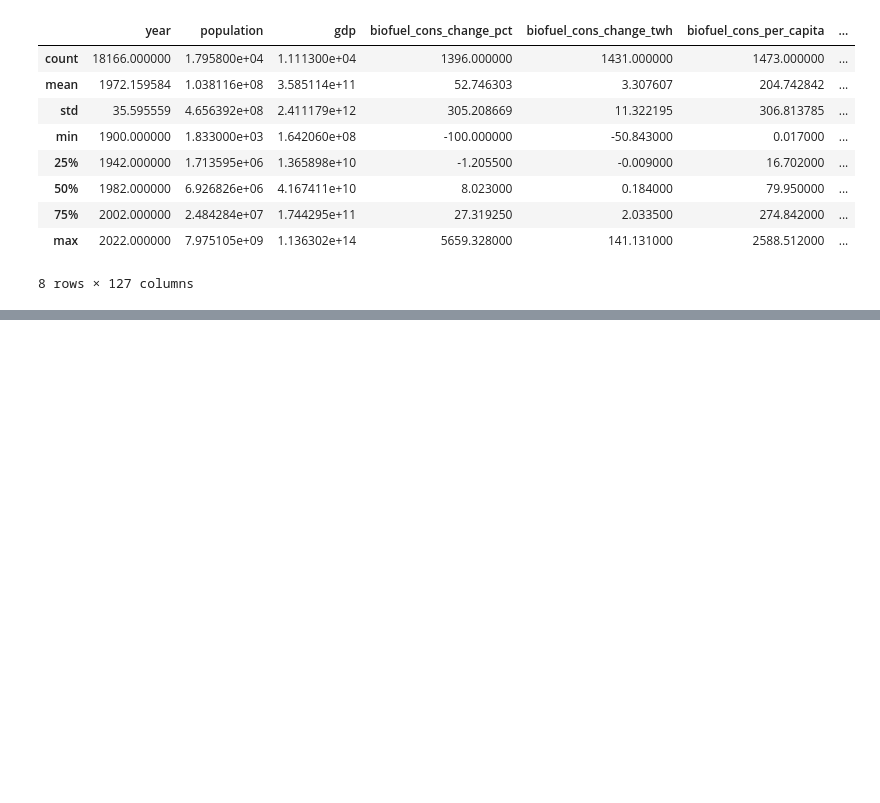
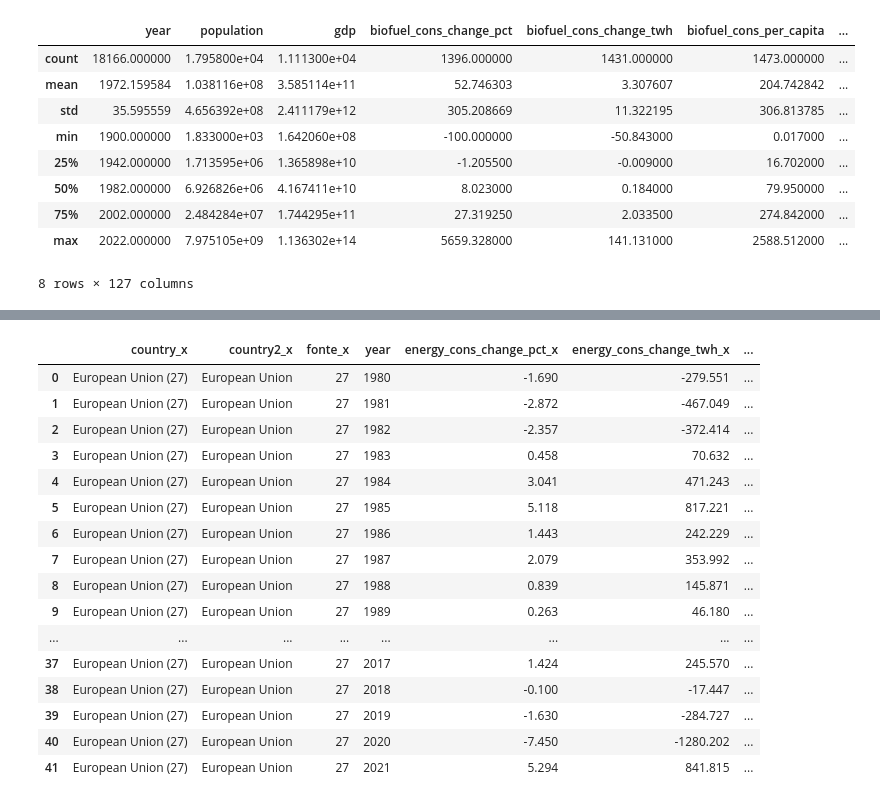
Before and after one commit to nawanovaes/Projeto-Aplicado-Sem2, a Jupyter notebook: analise dataset.ipynb, the cells around one changed output, grey strips where cells are left out. Drawn from its saved outputs; the diff is of its cells as text; code cells hidden in the pictures; blank space fills up the shorter version.

```diff
--- a/analise dataset.ipynb
+++ b/analise dataset.ipynb
@@ -115,0 +235,3 @@ paises[paises['country'] == 'Brazil']
+# %%
+vintesete2 = vintesete[['country', 'country2', 'fonte', 'year', 'energy_cons_change_pct', 'energy_cons_change_twh', 'primary_energy_consumption']]
+vintesete2
@@ -115,0 +252,22 @@ paises[paises['country'] == 'Brazil']
+# %%
+join = vintesete2.merge(eia[eia['country2'] == 'European Union'], how = 'inner', on = 'year')
+# %%
+join
+# %% [output]
+|  | country_x | country2_x | fonte_x | year | energy_cons_change_pct_x | energy_cons_change_twh_x | ... |
+| 0 | European Union (27) | European Union | 27 | 1980 | -1.690 | -279.551 | ... |
+| 1 | European Union (27) | European Union | 27 | 1981 | -2.872 | -467.049 | ... |
+| 2 | European Union (27) | European Union | 27 | 1982 | -2.357 | -372.414 | ... |
+| 3 | European Union (27) | European Union | 27 | 1983 | 0.458 | 70.632 | ... |
+| 4 | European Union (27) | European Union | 27 | 1984 | 3.041 | 471.243 | ... |
+| 5 | European Union (27) | European Union | 27 | 1985 | 5.118 | 817.221 | ... |
+| 6 | European Union (27) | European Union | 27 | 1986 | 1.443 | 242.229 | ... |
+| 7 | European Union (27) | European Union | 27 | 1987 | 2.079 | 353.992 | ... |
+| 8 | European Union (27) | European Union | 27 | 1988 | 0.839 | 145.871 | ... |
+| 9 | European Union (27) | European Union | 27 | 1989 | 0.263 | 46.180 | ... |
+| ... | ... | ... | ... | ... | ... | ... | ... |
+| 37 | European Union (27) | European Union | 27 | 2017 | 1.424 | 245.570 | ... |
+| 38 | European Union (27) | European Union | 27 | 2018 | -0.100 | -17.447 | ... |
+| 39 | European Union (27) | European Union | 27 | 2019 | -1.630 | -284.727 | ... |
+| 40 | European Union (27) | European Union | 27 | 2020 | -7.450 | -1280.202 | ... |
+| 41 | European Union (27) | European Union | 27 | 2021 | 5.294 | 841.815 | ... |
```
Also changed, not shown: parts of 14 cells of this notebook.
